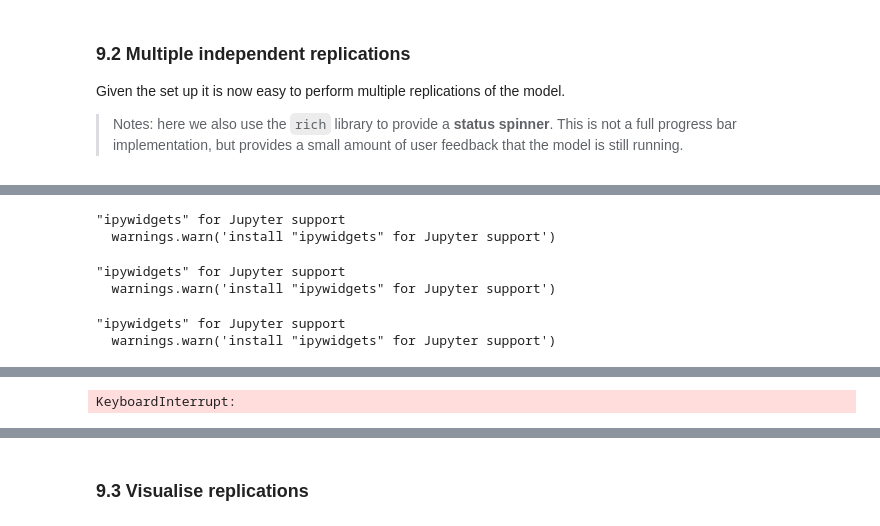
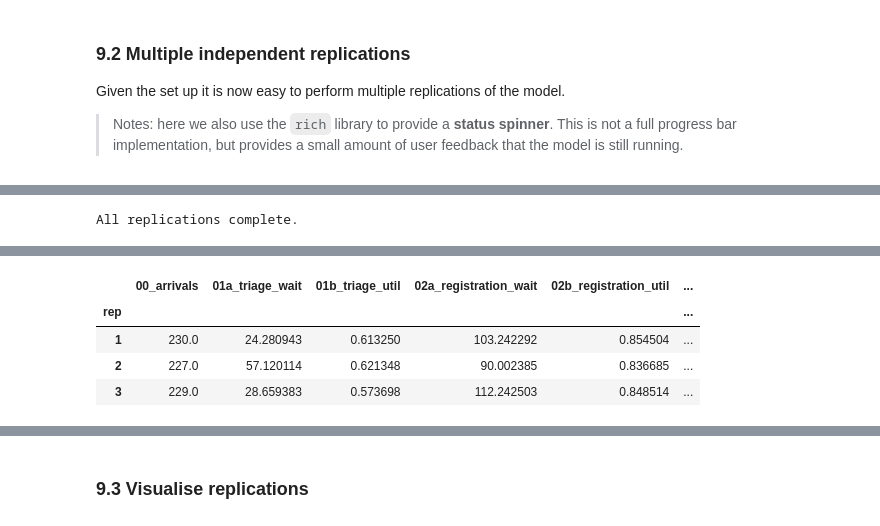
Before and after one commit to TomMonks/sim-tools, a Jupyter notebook: docs/03_trace/04_model.ipynb, the cells around one changed output, grey strips where cells are left out. Cells and saved outputs as stored; diff of their text form; code cells hidden in the pictures.

```diff
--- a/docs/03_trace/04_model.ipynb
+++ b/docs/03_trace/04_model.ipynb
@@ -1277,12 +1221,12 @@ The script below performs a single replication of the simulation model.
 * Tracking patient arrivals 10 and 19 through the model by setting `tracked=[10, 19]`
 # %%
 # create the default scenario.
-args = Scenario(debug=False)
+args = Scenario(debug=True, tracked=[10, 19])
 
 # use the single_run() func
 # try changing `random_no_set` to see different run results
 print('Running simulation ...', end=' => ')
-results = single_run(args, rc_period=500.0, random_no_set=42)
+results = single_run(args, random_no_set=42)
 print('simulation complete.')
 
 # show results (transpose replication for easier view)
@@ -1314,7 +1253,7 @@ Given the set up it is now easy to perform multiple replications of the model.
 > Notes: here we also use the `rich` library to provide a **status spinner**. This is not a full progress bar implementation, but provides a small amount of user feedback that the model is still running.
 # %%
 console = Console()
-args = Scenario()
+args = Scenario(debug=False)
 
 #run multiple replications.
 with console.status("[magenta]Running multiple replications...", spinner="dots") as status:
@@ -1327,6 +1268 @@ results.head(3)
-"ipywidgets" for Jupyter support
-  warnings.warn('install "ipywidgets" for Jupyter support')
+All replications complete.
-"ipywidgets" for Jupyter support
-  warnings.warn('install "ipywidgets" for Jupyter support')
-"ipywidgets" for Jupyter support
-  warnings.warn('install "ipywidgets" for Jupyter support')
@@ -1334,4 +1269,8 @@ results.head(3)
-KeyboardInterrupt:
+|  | 00_arrivals | 01a_triage_wait | 01b_triage_util | 02a_registration_wait | 02b_registration_util | ... |
+| rep |  |  |  |  |  | ... |
+| 1 | 230.0 | 24.280943 | 0.613250 | 103.242292 | 0.854504 | ... |
+| 2 | 227.0 | 57.120114 | 0.621348 | 90.002385 | 0.836685 | ... |
+| 3 | 229.0 | 28.659383 | 0.573698 | 112.242503 | 0.848514 | ... |
 # %%
 # summarise the results (2.dp)
 results.mean().round(2)
```
Also changed, not shown: parts of 13 cells of this notebook, 1 other file.
